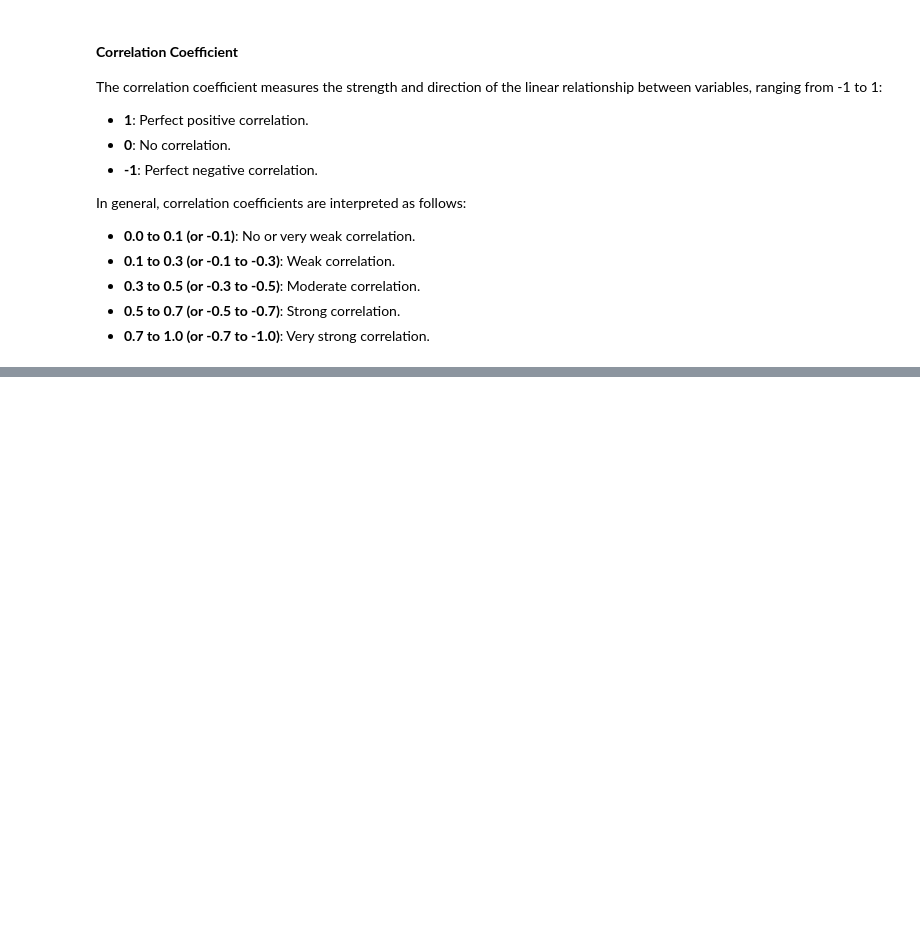
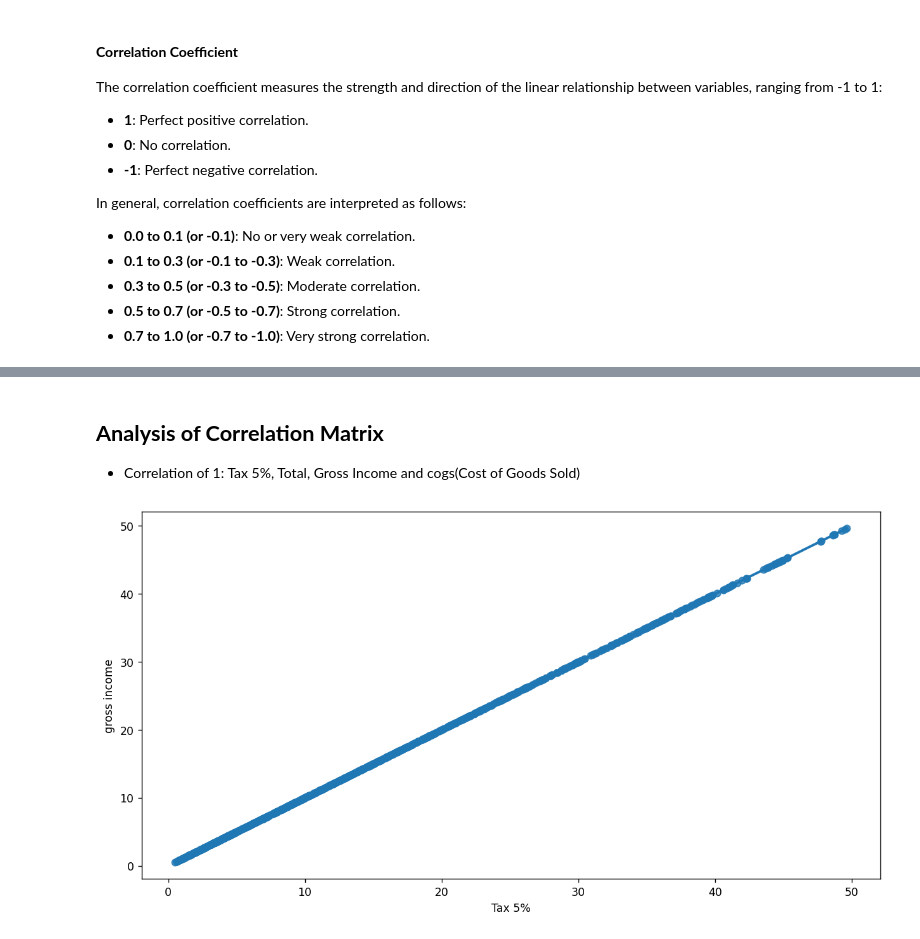
Before and after one commit to GitP001/EDA-on-Suparmarket-Sales, a Jupyter notebook: EDA_Project.ipynb, the cells around one changed output, grey strips where cells are left out. Drawn from its saved outputs; the diff is of its cells as text; code cells hidden in the pictures; blank space fills up the shorter version.

```diff
--- a/EDA_Project.ipynb
+++ b/EDA_Project.ipynb
@@ -331,0 +347,13 @@ np.round(df.corr(),2)
+# %% [markdown]
+## **Analysis of Correlation Matrix**
+
+- Correlation of 1: Tax 5%, Total, Gross Income and cogs(Cost of Goods Sold)
+# %%
+plt.figure(figsize = (12,6), dpi = 125)
+sns.regplot(x='Tax 5%', y='gross income', data=df_num)
+# Creates a scatter plot
+plt.xlabel('Tax 5%')
+plt.ylabel('gross income')
+plt.show()
+# %% [output]
+[figure, added]
```
Also changed, not shown: parts of 38 cells of this notebook.
